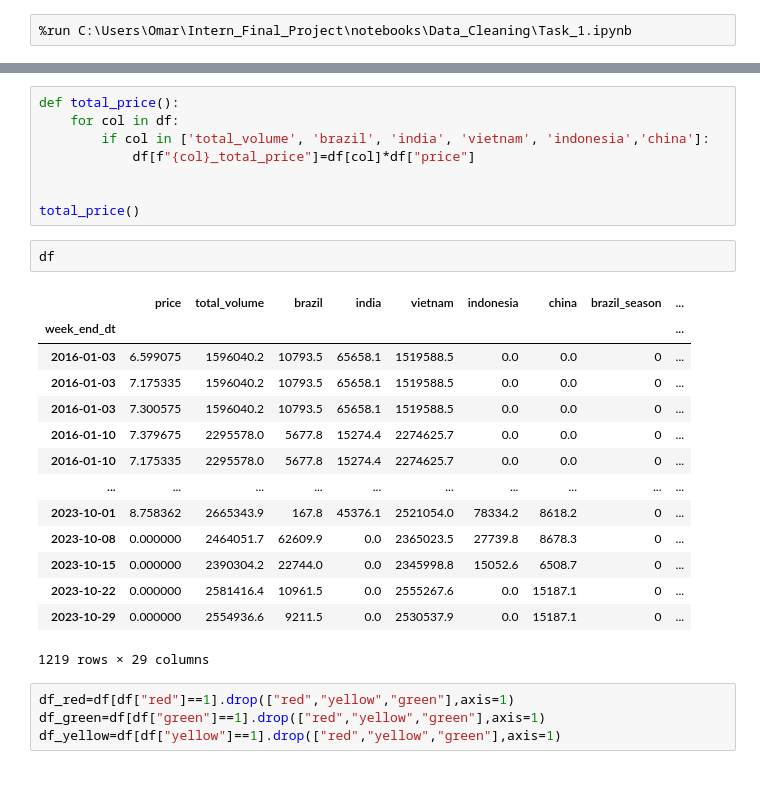
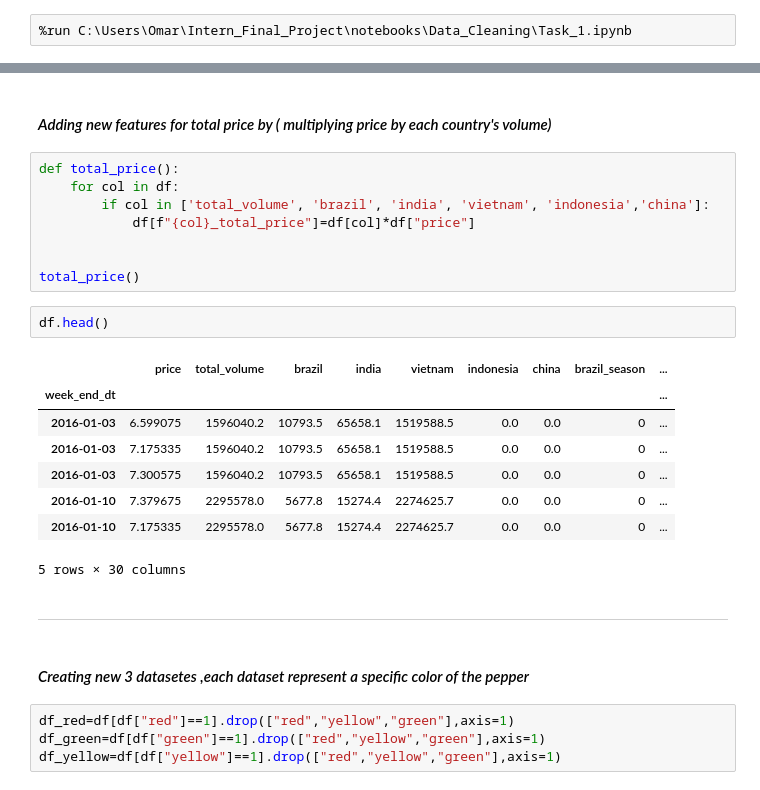
Before and after one commit to omar-ammar0/Intern_Final_Project, a Jupyter notebook: notebooks/Data_Cleaning/Features_Engineering.ipynb, the cells around one changed output, grey strips where cells are left out. Saved outputs shown, nothing was run; the diff lists cells and outputs as text.

```diff
--- a/notebooks/Data_Cleaning/Features_Engineering.ipynb
+++ b/notebooks/Data_Cleaning/Features_Engineering.ipynb
@@ -22,3 +5,5 @@ df
+# %% [markdown]
+#### *Adding new features for total price by ( multiplying price by each country's volume)*
 # %%
 def total_price():
     for col in df:
@@ -28,22 +13,20 @@ def total_price():
 
 total_price()
 # %%
-df
+df.head()
 # %% [output]
 |  | price | total_volume | brazil | india | vietnam | indonesia | china | brazil_season | ... |
 | week_end_dt |  |  |  |  |  |  |  |  | ... |
 | 2016-01-03 | 6.599075 | 1596040.2 | 10793.5 | 65658.1 | 1519588.5 | 0.0 | 0.0 | 0 | ... |
 | 2016-01-03 | 7.175335 | 1596040.2 | 10793.5 | 65658.1 | 1519588.5 | 0.0 | 0.0 | 0 | ... |
 | 2016-01-03 | 7.300575 | 1596040.2 | 10793.5 | 65658.1 | 1519588.5 | 0.0 | 0.0 | 0 | ... |
 | 2016-01-10 | 7.379675 | 2295578.0 | 5677.8 | 15274.4 | 2274625.7 | 0.0 | 0.0 | 0 | ... |
 | 2016-01-10 | 7.175335 | 2295578.0 | 5677.8 | 15274.4 | 2274625.7 | 0.0 | 0.0 | 0 | ... |
-| ... | ... | ... | ... | ... | ... | ... | ... | ... | ... |
-| 2023-10-01 | 8.758362 | 2665343.9 | 167.8 | 45376.1 | 2521054.0 | 78334.2 | 8618.2 | 0 | ... |
-| 2023-10-08 | 0.000000 | 2464051.7 | 62609.9 | 0.0 | 2365023.5 | 27739.8 | 8678.3 | 0 | ... |
-| 2023-10-15 | 0.000000 | 2390304.2 | 22744.0 | 0.0 | 2345998.8 | 15052.6 | 6508.7 | 0 | ... |
-| 2023-10-22 | 0.000000 | 2581416.4 | 10961.5 | 0.0 | 2555267.6 | 0.0 | 15187.1 | 0 | ... |
-| 2023-10-29 | 0.000000 | 2554936.6 | 9211.5 | 0.0 | 2530537.9 | 0.0 | 15187.1 | 0 | ... |
-1219 rows × 29 columns
+5 rows × 30 columns
+# %% [markdown]
+---
+# %% [markdown]
+#### *Creating new 3 datasetes ,each dataset represent a specific color of the pepper*
 # %%
 df_red=df[df["red"]==1].drop(["red","yellow","green"],axis=1)
 df_green=df[df["green"]==1].drop(["red","yellow","green"],axis=1)
```
Also changed, not shown: parts of 7 cells of this notebook, 1 other file.
